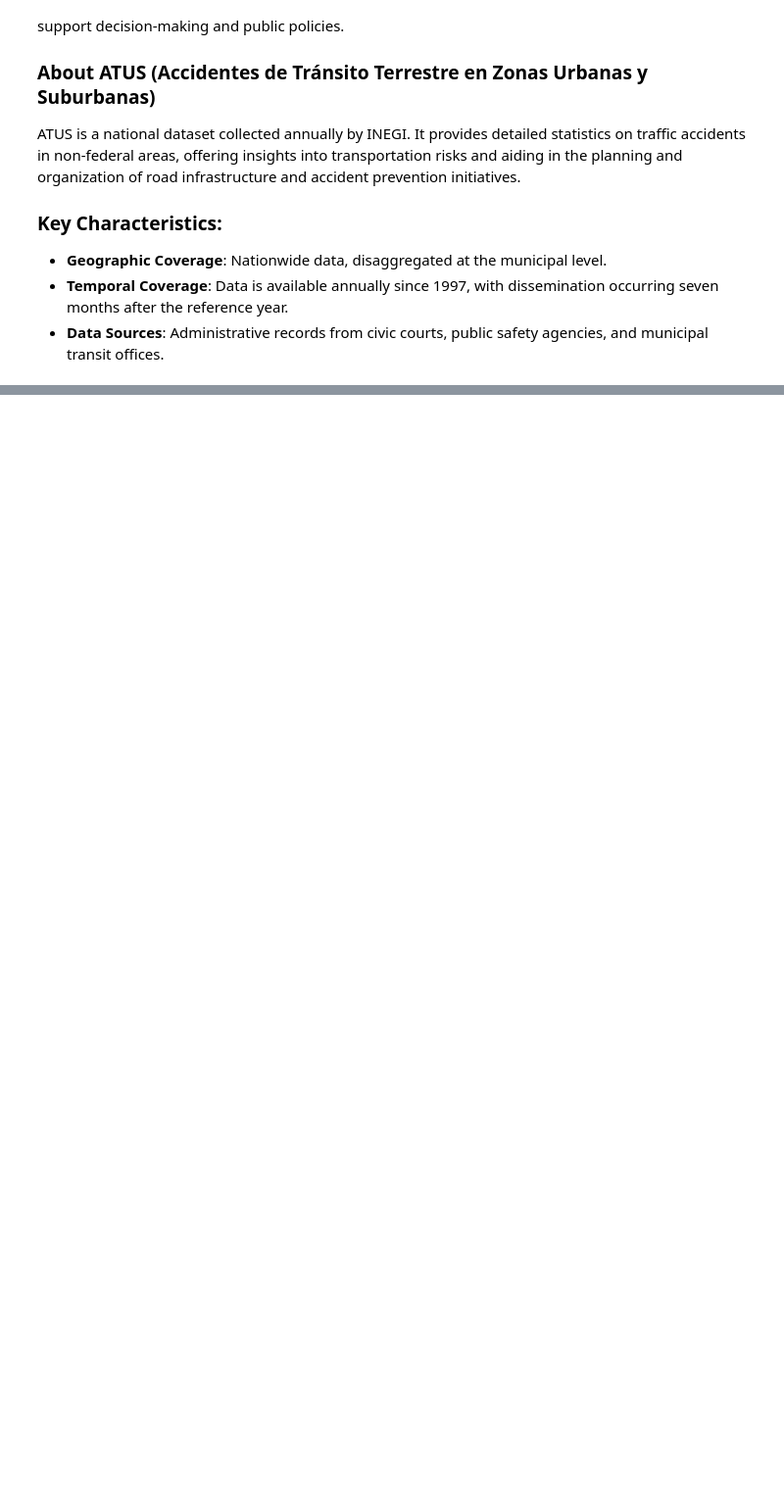
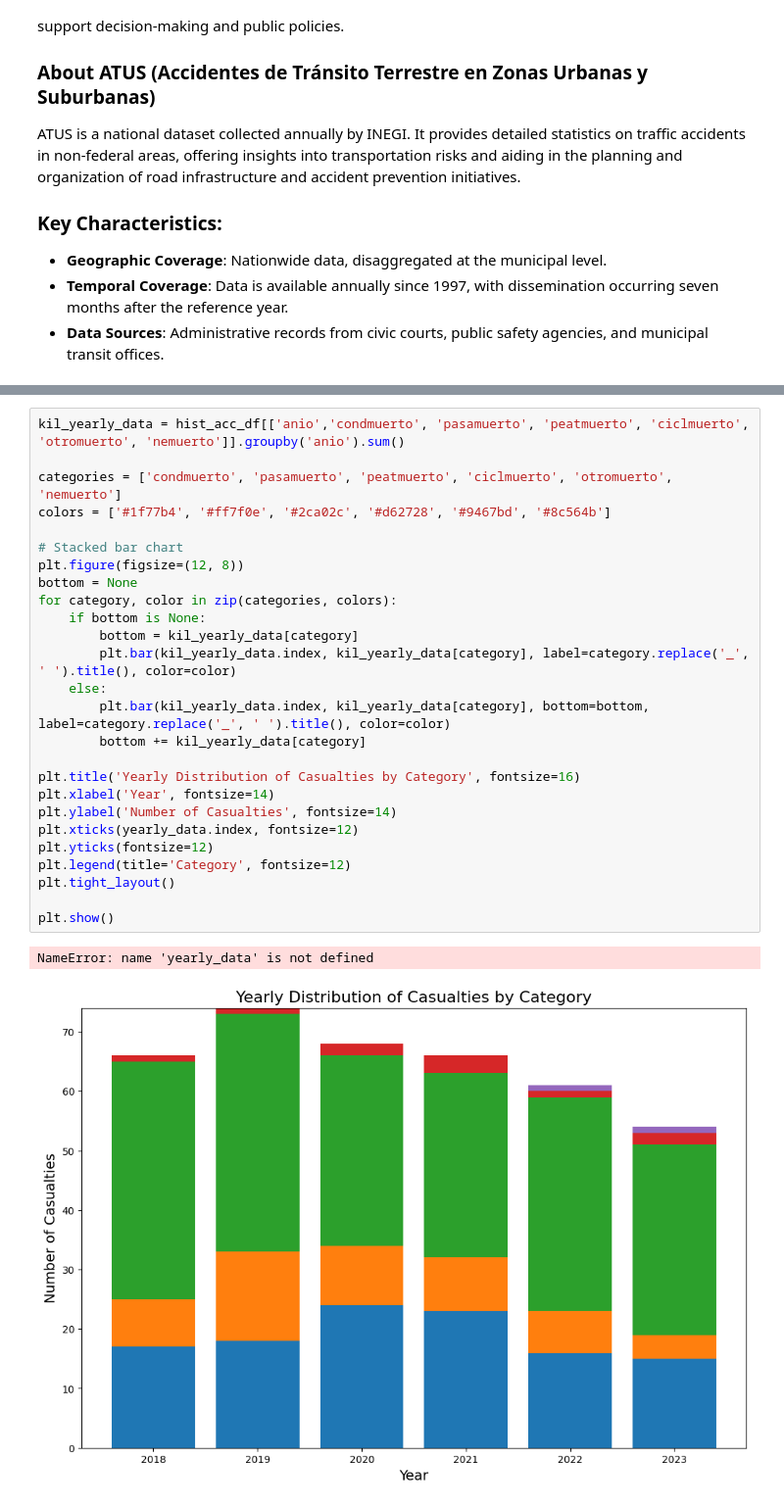
Before and after one commit to pgomezr0/Monterrey-Collisions, a Jupyter notebook: notebooks/inegi_accidentes_exploration.ipynb, the cells around one changed output, grey strips where cells are left out. Shown at 98% size. Cells and saved outputs as stored; diff of their text form; blank space fills up the shorter version.

```diff
--- a/notebooks/inegi_accidentes_exploration.ipynb
+++ b/notebooks/inegi_accidentes_exploration.ipynb
@@ -106,0 +221,29 @@ Name: count, dtype: int64
+# %%
+kil_yearly_data = hist_acc_df[['anio','condmuerto', 'pasamuerto', 'peatmuerto', 'ciclmuerto', 'otromuerto', 'nemuerto']].groupby('anio').sum()
+
+categories = ['condmuerto', 'pasamuerto', 'peatmuerto', 'ciclmuerto', 'otromuerto', 'nemuerto']
+colors = ['#1f77b4', '#ff7f0e', '#2ca02c', '#d62728', '#9467bd', '#8c564b']
+
+# Stacked bar chart
+plt.figure(figsize=(12, 8))
+bottom = None
+for category, color in zip(categories, colors):
+    if bottom is None:
+        bottom = kil_yearly_data[category]
+        plt.bar(kil_yearly_data.index, kil_yearly_data[category], label=category.replace('_', ' ').title(), color=color)
+    else:
+        plt.bar(kil_yearly_data.index, kil_yearly_data[category], bottom=bottom, label=category.replace('_', ' ').title(), color=color)
+        bottom += kil_yearly_data[category]
+
+plt.title('Yearly Distribution of Casualties by Category', fontsize=16)
+plt.xlabel('Year', fontsize=14)
+plt.ylabel('Number of Casualties', fontsize=14)
+plt.xticks(yearly_data.index, fontsize=12)
+plt.yticks(fontsize=12)
+plt.legend(title='Category', fontsize=12)
+plt.tight_layout()
+
+plt.show()
+# %% [output]
+NameError: name 'yearly_data' is not defined
+[figure, added]
```
Also changed, not shown: parts of 64 cells of this notebook, 1 other file.
